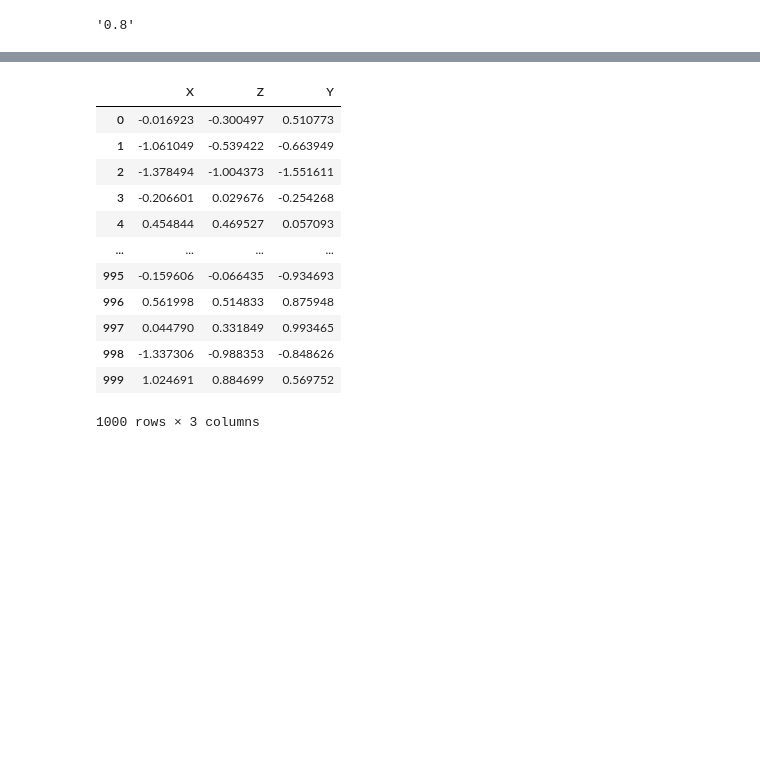
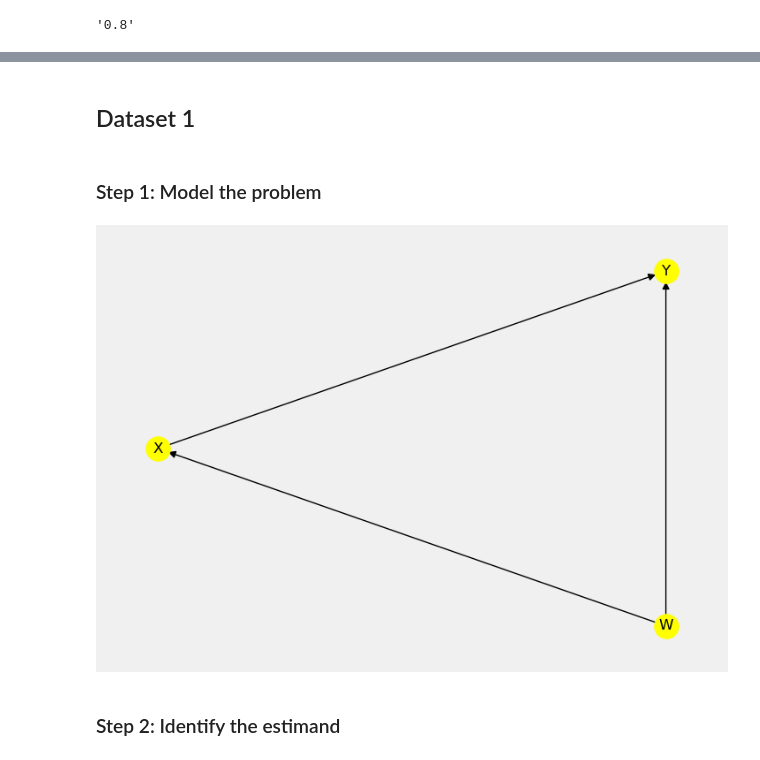
Before and after one commit to AlxndrMlk/blogs-code, a Jupyter notebook: Causal Kung-Fu in Python - 3 Basic Techniques Causal Inference/Causal Kung-Fu in Python - 3 Basic Techniques.ipynb, the cells around one changed output, grey strips where cells are left out. Drawn from its saved outputs; the diff is of its cells as text; code cells hidden in the pictures; blank space fills up the shorter version.

```diff
--- a/Causal Kung-Fu in Python - 3 Basic Techniques Causal Inference/Causal Kung-Fu in Python - 3 Basic Techniques.ipynb
+++ b/Causal Kung-Fu in Python - 3 Basic Techniques Causal Inference/Causal Kung-Fu in Python - 3 Basic Techniques.ipynb
@@ -42,19 +44,37 @@ Y = 0.45*U + 0.87*X + 0.4*np.random.randn(sample_size)
 
 # Note that we're ommiting U in the dataframe as it's unobserved
 data_3 = pd.DataFrame(np.vstack([X, Z, Y]).T, columns=['X', 'Z', 'Y'])
-# %%
-data_2
-# %% [output]
-|  | X | Z | Y |
-| 0 | -0.016923 | -0.300497 | 0.510773 |
-| 1 | -1.061049 | -0.539422 | -0.663949 |
-| 2 | -1.378494 | -1.004373 | -1.551611 |
-| 3 | -0.206601 | 0.029676 | -0.254268 |
-| 4 | 0.454844 | 0.469527 | 0.057093 |
-| ... | ... | ... | ... |
-| 995 | -0.159606 | -0.066435 | -0.934693 |
-| 996 | 0.561998 | 0.514833 | 0.875948 |
-| 997 | 0.044790 | 0.331849 | 0.993465 |
-| 998 | -1.337306 | -0.988353 | -0.848626 |
-| 999 | 1.024691 | 0.884699 | 0.569752 |
-1000 rows × 3 columns
+# %% [markdown]
+## Dataset 1
+# %% [markdown]
+### Step 1: Model the problem
+# %%
+# Create the graph
+graph_1 = """
+    graph [
+
+        directed 1
+
+        node [id "X" label "X"]
+        node [id "W" label "W"]
+        node [id "Y" label "Y"]
+
+        edge [source "W" target "X"]
+        edge [source "W" target "Y"]
+        edge [source "X" target "Y"]
+    ]
+"""
+# %%
+# Instantiate the CausalModel object
+model_1 = CausalModel(
+    data=data_1,
+    treatment='X',
+    outcome='Y',
+    graph=graph_1
+)
+# %%
+model_1.view_model()
+# %% [output]
+[figure, added]
+# %% [markdown]
+### Step 2: Identify the estimand
```
Also changed, not shown: parts of 9 cells of this notebook, 1 other file.
